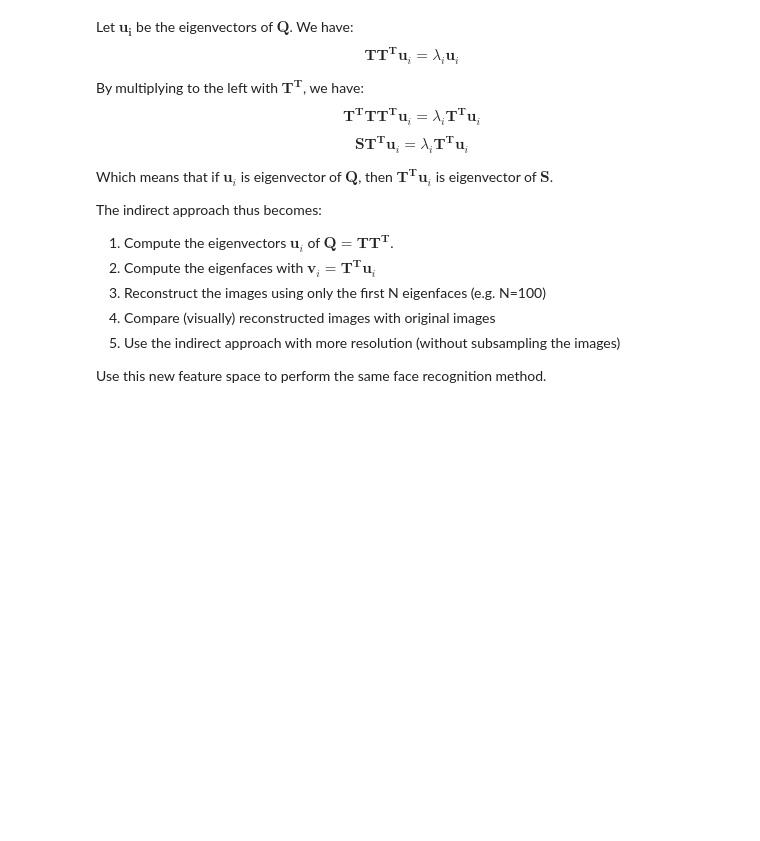
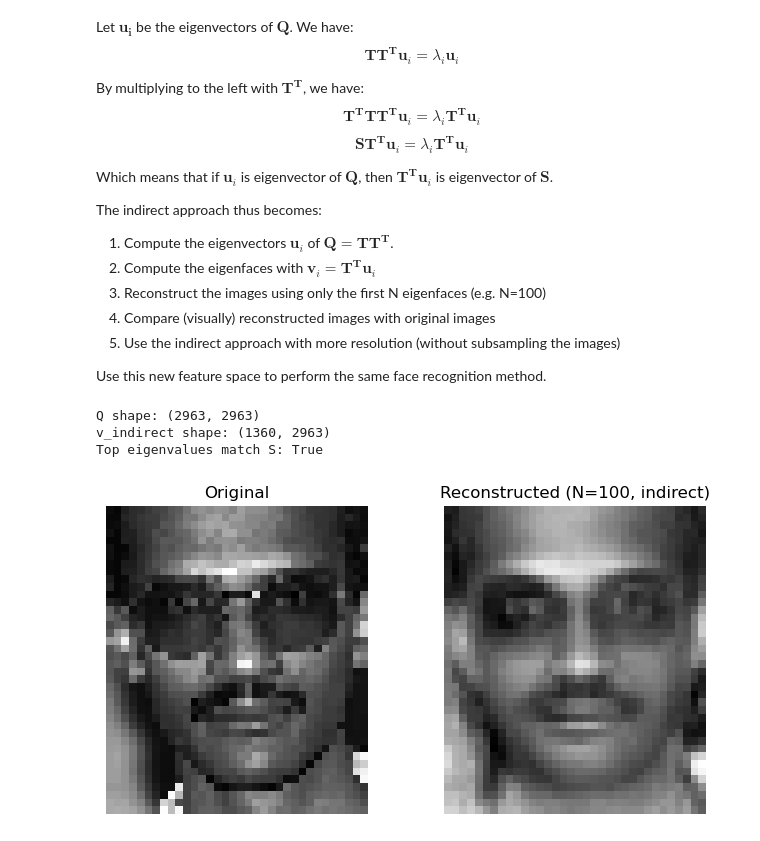
Before and after one commit to Raspberree/info-h-501, a Jupyter notebook: docs/LABS/PR2_Feature_Space.ipynb, the cells around one changed output. Cells and saved outputs as stored; diff of their text form; code cells hidden in the pictures; blank space fills up the shorter version.

```diff
--- a/docs/LABS/PR2_Feature_Space.ipynb
+++ b/docs/LABS/PR2_Feature_Space.ipynb
@@ -235,0 +312,58 @@ Use this new feature space to perform the same face recognition method.
+# %%
+## -- Your code here -- ##
+
+# Indirect approach, step 1 & 2: instead of diagonalizing
+# S = T^T T  (1360 x 1360), diagonalize Q = T T^T (2963 x 2963).
+# Q is symmetric, so use eigh (real eigenvalues/eigenvectors,
+# avoids the complex128 issue that broke the plots above).
+
+Q = np.dot(T, T.T)
+print("Q shape:", Q.shape)
+
+w_q, u = LA.eigh(Q)
+
+# Sort eigenvalues/eigenvectors in descending order
+order = w_q.argsort()[::-1]
+w_q = w_q[order]
+u = u[:, order]
+
+# Eigenfaces: v_i = T^T u_i, normalized to unit length
+v_indirect = np.dot(T.T, u)
+v_indirect = v_indirect / np.linalg.norm(v_indirect, axis=0)
+
+print("v_indirect shape:", v_indirect.shape)
+
+# Sanity check: the non-zero eigenvalues of Q and S should match
+print("Top eigenvalues match S:", np.allclose(w_q[:10], w[:10]))
+# %% [output]
+Q shape: (2963, 2963)
+v_indirect shape: (1360, 2963)
+Top eigenvalues match S: True
+# %%
+# Indirect approach, step 3 & 4: reconstruct using the first N
+# eigenfaces obtained from Q, and compare with the original image.
+
+def encode_indirect(im, n):
+    return np.dot(im, v_indirect)[:n]
+
+def decode_indirect(encoded, n):
+    return np.dot(encoded, (v_indirect.T)[:n])
+
+face = T[12]
+n = 100
+encoded = encode_indirect(face, n)
+decoded = decode_indirect(encoded, n)
+
+plt.figure(figsize=(8, 4))
+plt.subplot(1, 2, 1)
+plt.imshow((face + im_mean).reshape((40, 34)))
+plt.title("Original")
+plt.axis('off')
+
+plt.subplot(1, 2, 2)
+plt.imshow((decoded + im_mean).reshape((40, 34)))
+plt.title(f"Reconstructed (N={n}, indirect)")
+plt.axis('off')
+plt.show()
+# %% [output]
+[figure, added]
```
Also changed, not shown: parts of 22 cells of this notebook.
